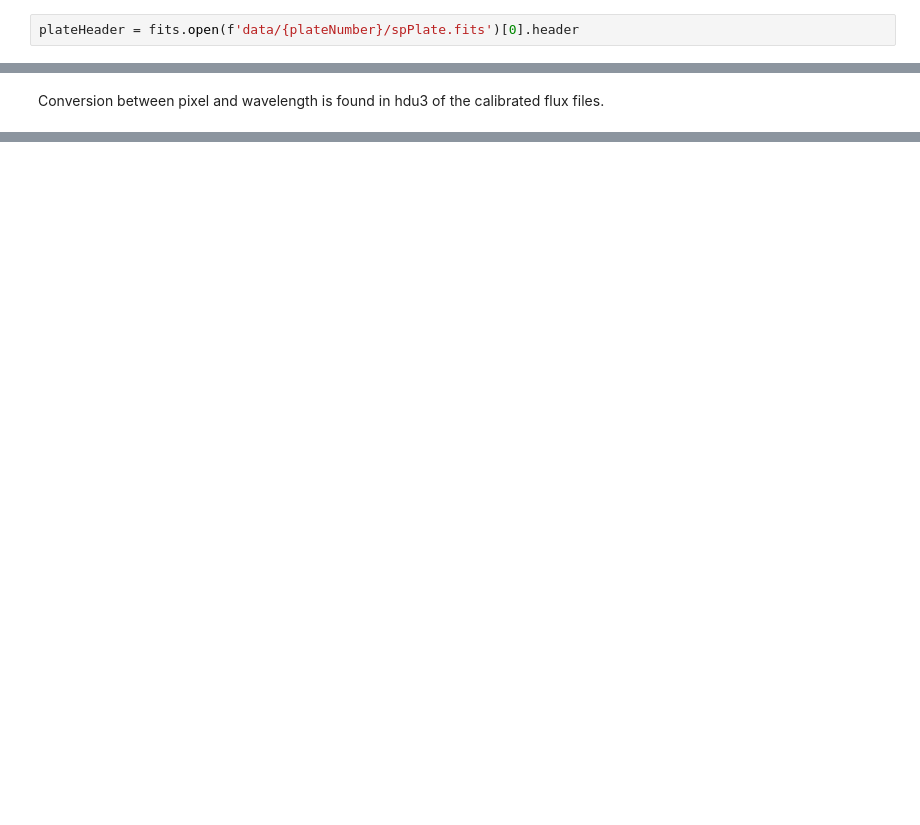
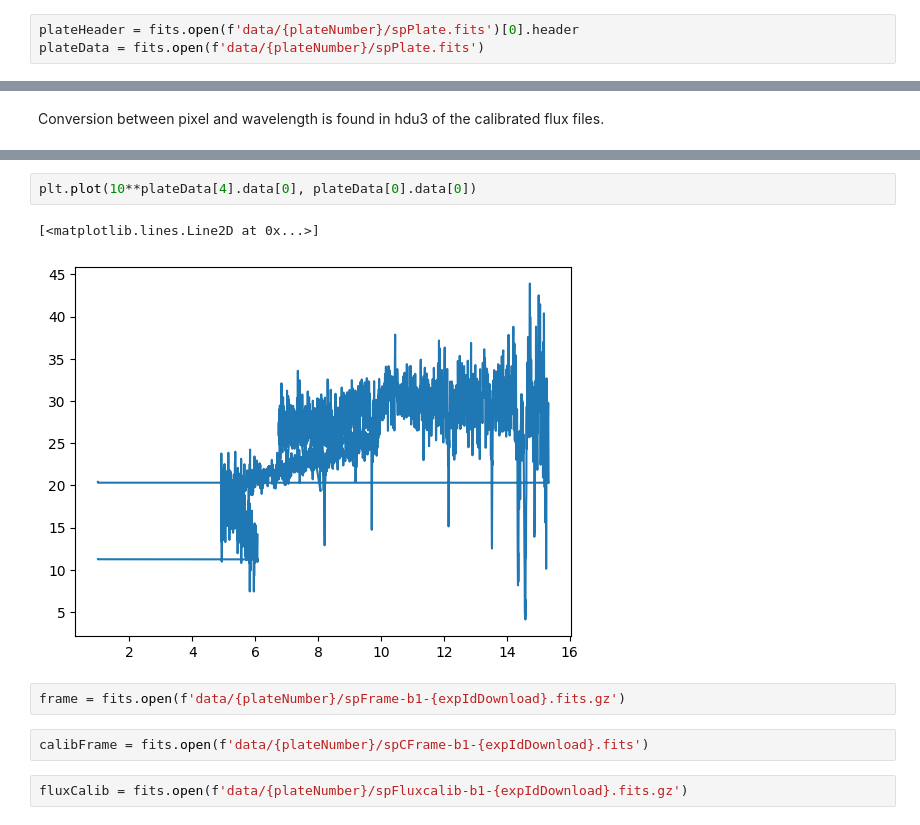
Before and after one commit to dirac-institute/stellar_karaoke, a Jupyter notebook: SDSS_Spectra_with_astroquery.ipynb, the cells around one changed output, grey strips where cells are left out. Drawn from its saved outputs; the diff is of its cells as text; blank space fills up the shorter version.

Commit message:
Calculate wavelengths from spFrame data.

```diff
--- a/SDSS_Spectra_with_astroquery.ipynb
+++ b/SDSS_Spectra_with_astroquery.ipynb
@@ -246,6 +246,7 @@ Saving to: ‘data/1880/spPlate.fits’
 2022-12-01 15:06:33 (3.09 MB/s) - ‘data/1880/spPlate.fits’ saved [59448960/59448960]
 # %%
 plateHeader = fits.open(f'data/{plateNumber}/spPlate.fits')[0].header
+plateData = fits.open(f'data/{plateNumber}/spPlate.fits')
 # %%
 nExp = plateHeader['NEXP']
 expIds = []
@@ -369,3 +397,14 @@ plt.xlabel('Wavelength (Angstroms)')
 # %% [output]
 Text(0.5, 0, 'Wavelength (Angstroms)')
 [figure]
+# %%
+plt.plot(10**plateData[4].data[0], plateData[0].data[0])
+# %% [output]
+[<matplotlib.lines.Line2D at 0x...>]
+[figure, added]
+# %%
+frame = fits.open(f'data/{plateNumber}/spFrame-b1-{expIdDownload}.fits.gz')
+# %%
+calibFrame = fits.open(f'data/{plateNumber}/spCFrame-b1-{expIdDownload}.fits')
+# %%
+fluxCalib = fits.open(f'data/{plateNumber}/spFluxcalib-b1-{expIdDownload}.fits.gz')
```
Also changed, not shown: parts of 15 cells of this notebook.
